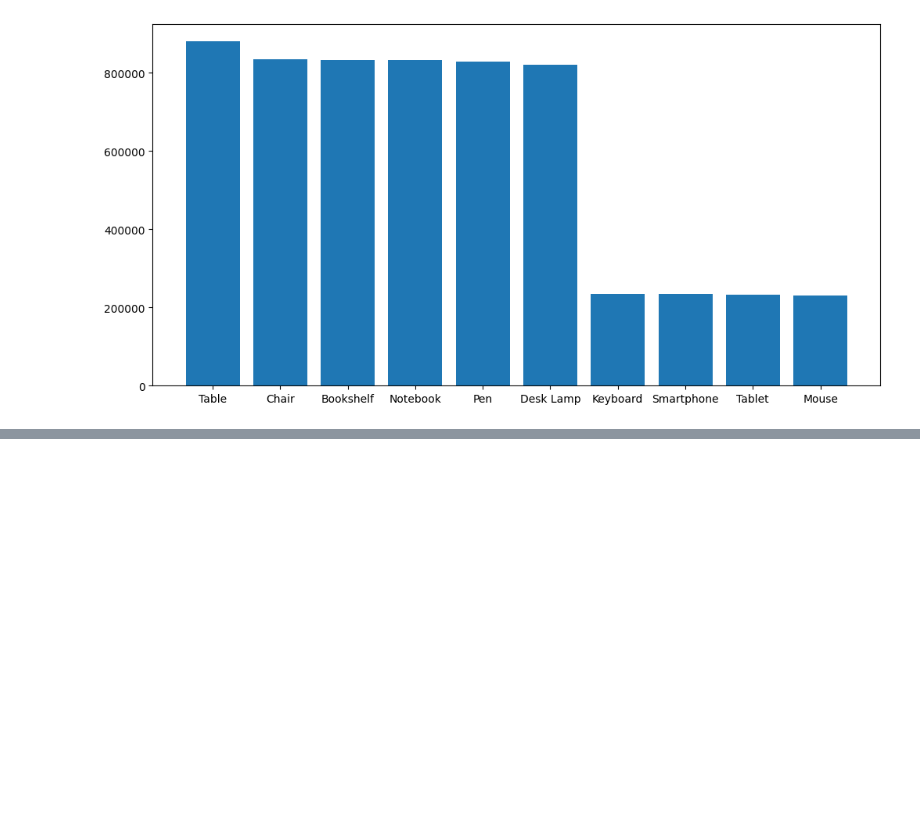
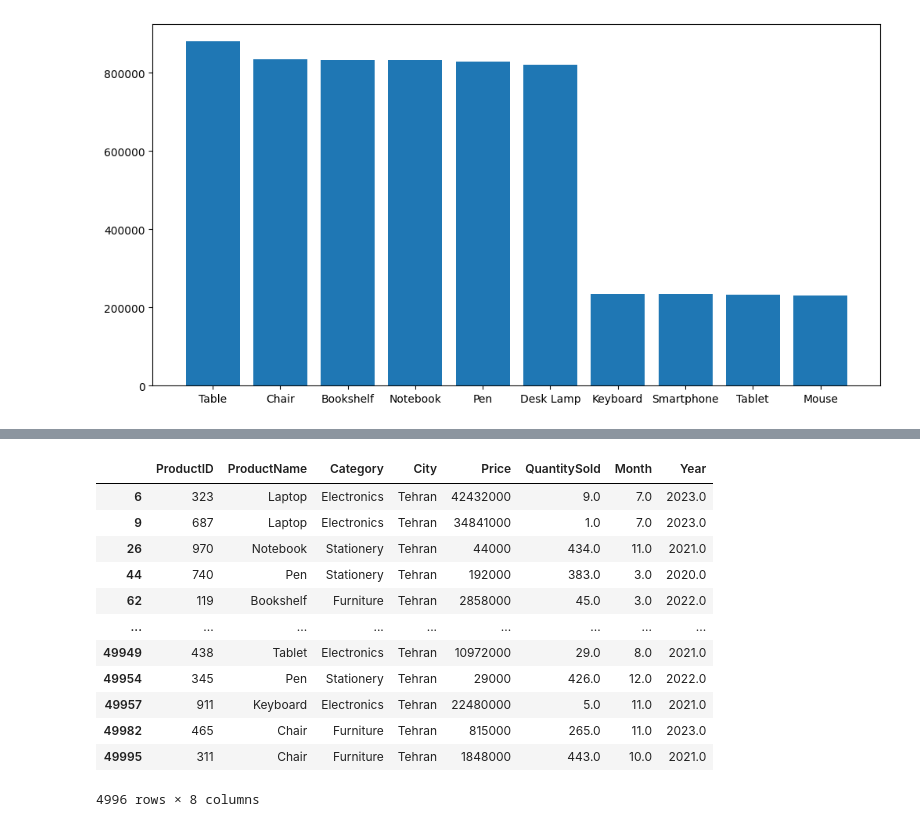
Before and after one commit to aminrahkan/sales-data-analysis, a Jupyter notebook: excercise 1 .ipynb, the cells around one changed output, grey strips where cells are left out. Drawn from its saved outputs; the diff is of its cells as text; code cells hidden in the pictures; blank space fills up the shorter version.

```diff
--- a/excercise 1 .ipynb
+++ b/excercise 1 .ipynb
@@ -236,0 +233,16 @@ plt.hist(data['Price'],bins=40,edgecolor='k')
+# %%
+salesPerCities.get_group('Tehran')
+# %% [output]
+|  | ProductID | ProductName | Category | City | Price | QuantitySold | Month | Year |
+| 6 | 323 | Laptop | Electronics | Tehran | 42432000 | 9.0 | 7.0 | 2023.0 |
+| 9 | 687 | Laptop | Electronics | Tehran | 34841000 | 1.0 | 7.0 | 2023.0 |
+| 26 | 970 | Notebook | Stationery | Tehran | 44000 | 434.0 | 11.0 | 2021.0 |
+| 44 | 740 | Pen | Stationery | Tehran | 192000 | 383.0 | 3.0 | 2020.0 |
+| 62 | 119 | Bookshelf | Furniture | Tehran | 2858000 | 45.0 | 3.0 | 2022.0 |
+| ... | ... | ... | ... | ... | ... | ... | ... | ... |
+| 49949 | 438 | Tablet | Electronics | Tehran | 10972000 | 29.0 | 8.0 | 2021.0 |
+| 49954 | 345 | Pen | Stationery | Tehran | 29000 | 426.0 | 12.0 | 2022.0 |
+| 49957 | 911 | Keyboard | Electronics | Tehran | 22480000 | 5.0 | 11.0 | 2021.0 |
+| 49982 | 465 | Chair | Furniture | Tehran | 815000 | 265.0 | 11.0 | 2023.0 |
+| 49995 | 311 | Chair | Furniture | Tehran | 1848000 | 443.0 | 10.0 | 2021.0 |
+4996 rows × 8 columns
```
Also changed, not shown: parts of 5 cells of this notebook.
